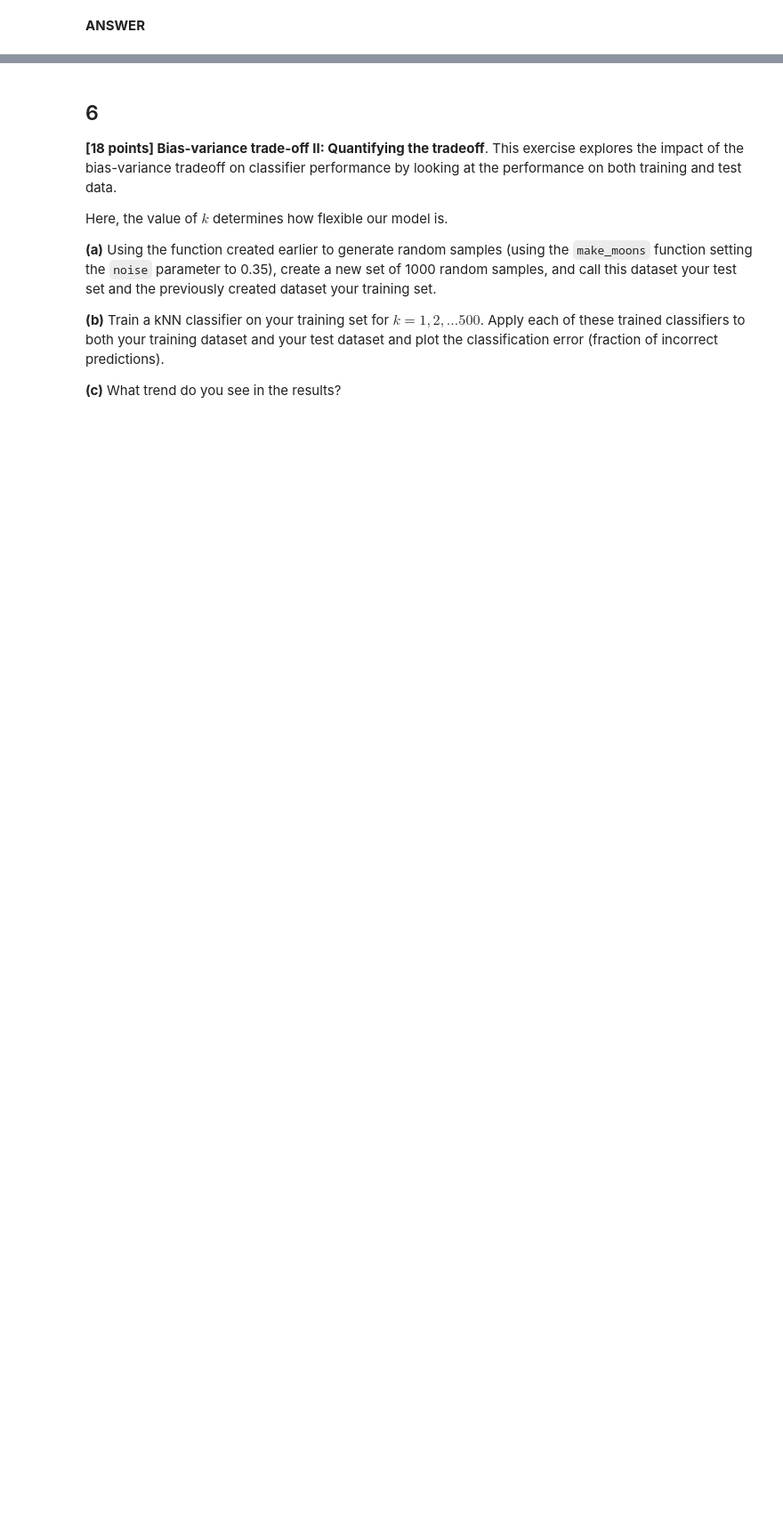
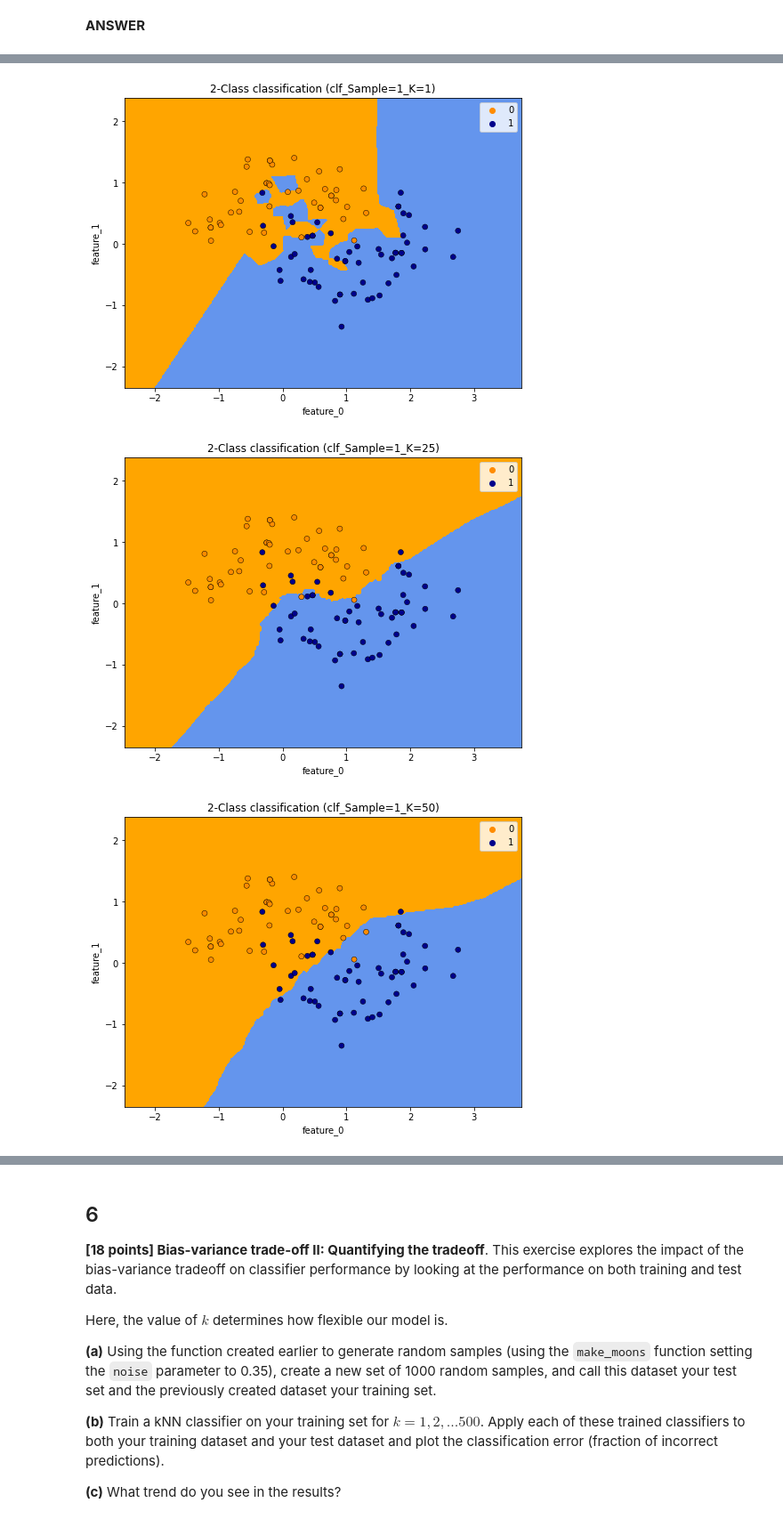
Before and after one commit to HarTigran/ids705, a Jupyter notebook: assignments/Assignment_2.ipynb, the cells around one changed output, grey strips where cells are left out. Shown: that part at 89% size. Cells and saved outputs as stored; diff of their text form; code cells hidden in the pictures; blank space fills up the shorter version.

```diff
--- a/assignments/Assignment_2.ipynb
+++ b/assignments/Assignment_2.ipynb
@@ -202,0 +331,8 @@ newcmp = LinearSegmentedColormap.from_list("new", [(r/255, g/255, b/255), (r/255
+# %%
+names = [['clf_Sample=1_K=1','clf_Sample=1_K=25','clf_Sample=1_K=50'],['clf_Sample=2_K=1','clf_Sample=2_K=25','clf_Sample=2_K=50'],['clf_Sample=3_K=1','clf_Sample=3_K= 25','clf_Sample=3_K=50']]
+lst = []
+for i in range(3):
+    set = np.random.choice(1000,100, replace = True)
+    for j, k in enumerate([1,25,50]):
+        clf = neighbors.KNeighborsClassifier(n_neighbors=k)
+        lst.append((names[i][j],clf.fit(X[set],y[set]),set))
@@ -202,0 +341,55 @@ newcmp = LinearSegmentedColormap.from_list("new", [(r/255, g/255, b/255), (r/255
+# %%
+import numpy as np
+import matplotlib.pyplot as plt
+import seaborn as sns
+from matplotlib.colors import ListedColormap
+from sklearn import neighbors, datasets
+
+
+
+h = 0.02  # step size in the mesh
+
+# Create color maps
+cmap_light = ListedColormap(["orange", "cornflowerblue"])
+cmap_bold = ["darkorange", "darkblue"]
+
+for pkg in lst:
+    # we create an instance of Neighbours Classifier and fit the data.
+    clf = pkg[1]
+    X_t = X[set]
+    y_t = y[set]
+
+    # Plot the decision boundary. For that, we will assign a color to each
+    # point in the mesh [x_min, x_max]x[y_min, y_max].
+    x_min, x_max = X_t[:, 0].min() - 1, X_t[:, 0].max() + 1
+    y_min, y_max = X_t[:, 1].min() - 1, X_t[:, 1].max() + 1
+    xx, yy = np.meshgrid(np.arange(x_min, x_max, h), np.arange(y_min, y_max, h))
+    Z = clf.predict(np.c_[xx.ravel(), yy.ravel()])
+
+    # Put the result into a color plot
+    Z = Z.reshape(xx.shape)
+    plt.figure(figsize=(8, 6))
+    plt.contourf(xx, yy, Z, cmap=cmap_light)
+
+    # Plot also the training points
+    sns.scatterplot(
+        x=X_t[:, 0],
+        y=X_t[:, 1],
+        hue=y_t,
+        palette=cmap_bold,
+        alpha=1.0,
+        edgecolor="black",
+    )
+    plt.xlim(xx.min(), xx.max())
+    plt.ylim(yy.min(), yy.max())
+    plt.title(
+        "2-Class classification ("+ pkg[0]+")"
+    )
+    plt.xlabel('feature_0')
+    plt.ylabel('feature_1')
+
+plt.show()
+# %% [output]
+[figure, added]
+[figure, added]
+[figure, added]
```
Also changed, not shown: parts of 24 cells of this notebook.
